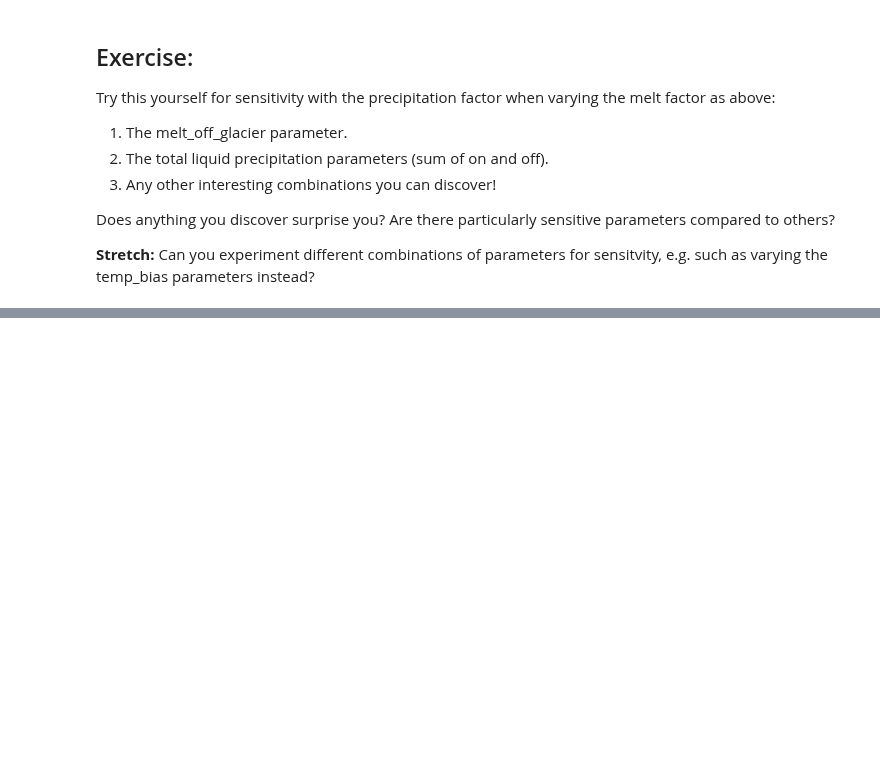
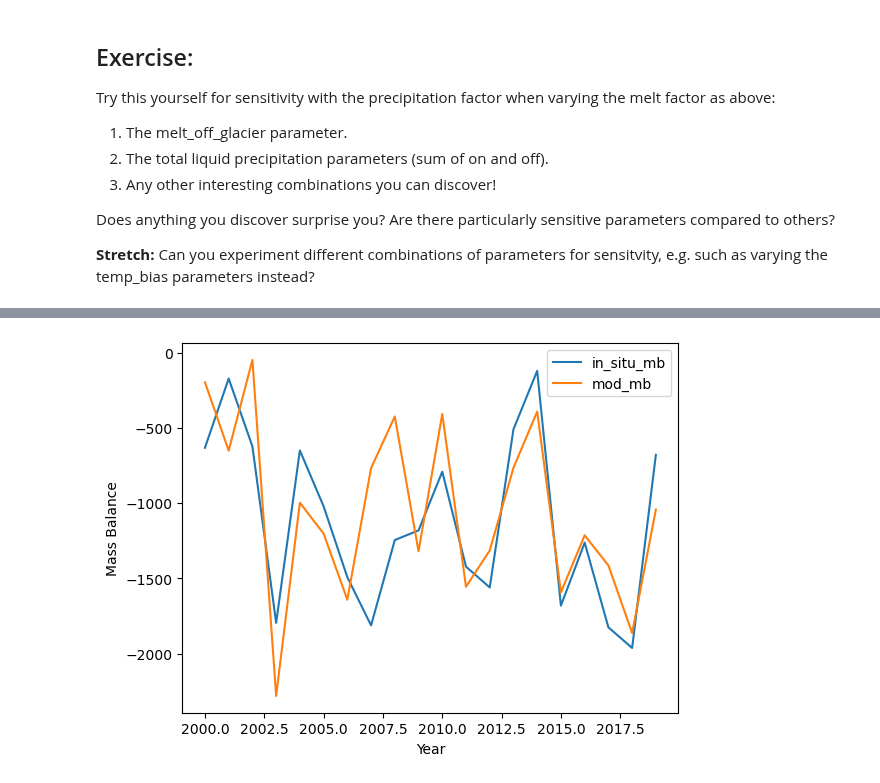
Before and after one commit to OGGM/tutorials, a Jupyter notebook: notebooks/tutorials/runoff_calibration.ipynb, the cells around one changed output, grey strips where cells are left out. Drawn from its saved outputs; the diff is of its cells as text; code cells hidden in the pictures; blank space fills up the shorter version.

```diff
--- a/notebooks/tutorials/runoff_calibration.ipynb
+++ b/notebooks/tutorials/runoff_calibration.ipynb
@@ -522,0 +562,9 @@ Are there particularly sensitive parameters compared to others?
+# %%
+# Now compute the "fixed geometry" MB from OGGM
+mbmod = massbalance.MonthlyTIModel(gdir_hef)
+mbdf['mod_mb'] = mbmod.get_specific_mb(fls=gdir_hef.read_pickle('inversion_flowlines'), year=mbdf.index)
+
+mbdf.plot();
+plt.xlabel("Year"); plt.ylabel("Mass Balance");
+# %% [output]
+[figure, added]
```
Also changed, not shown: parts of 26 cells of this notebook, 2 other files.
